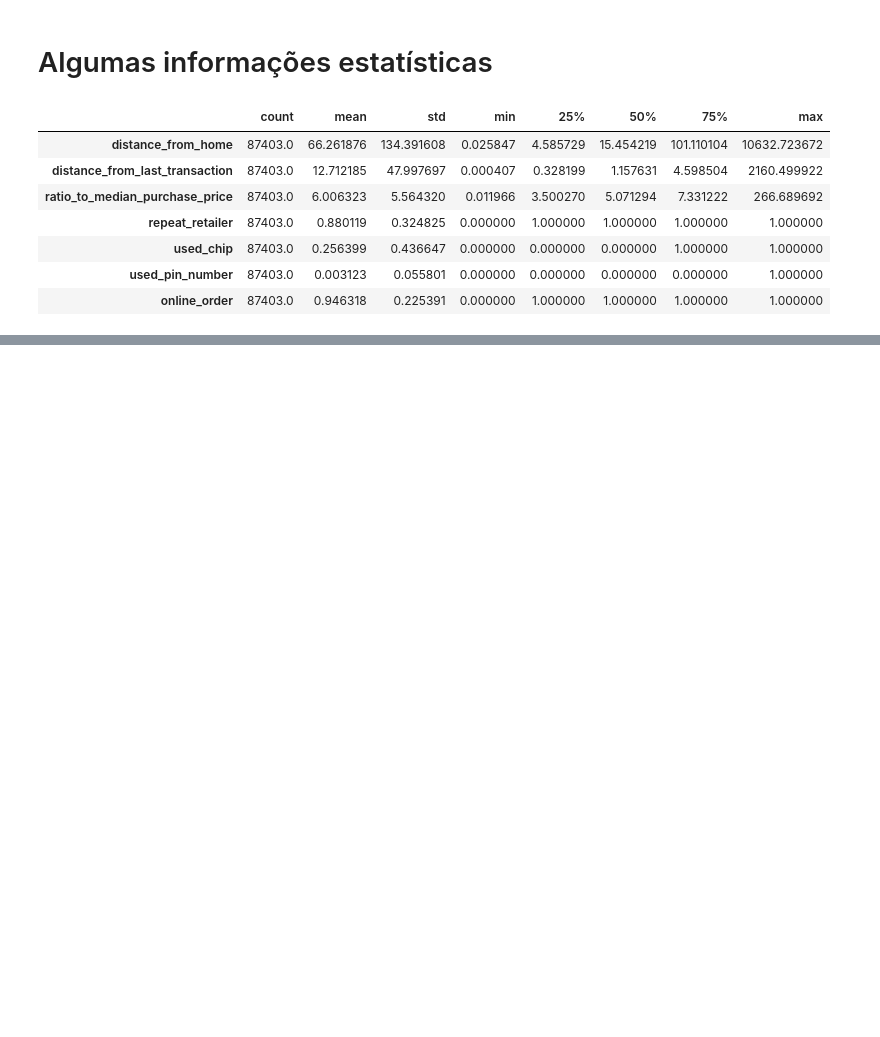
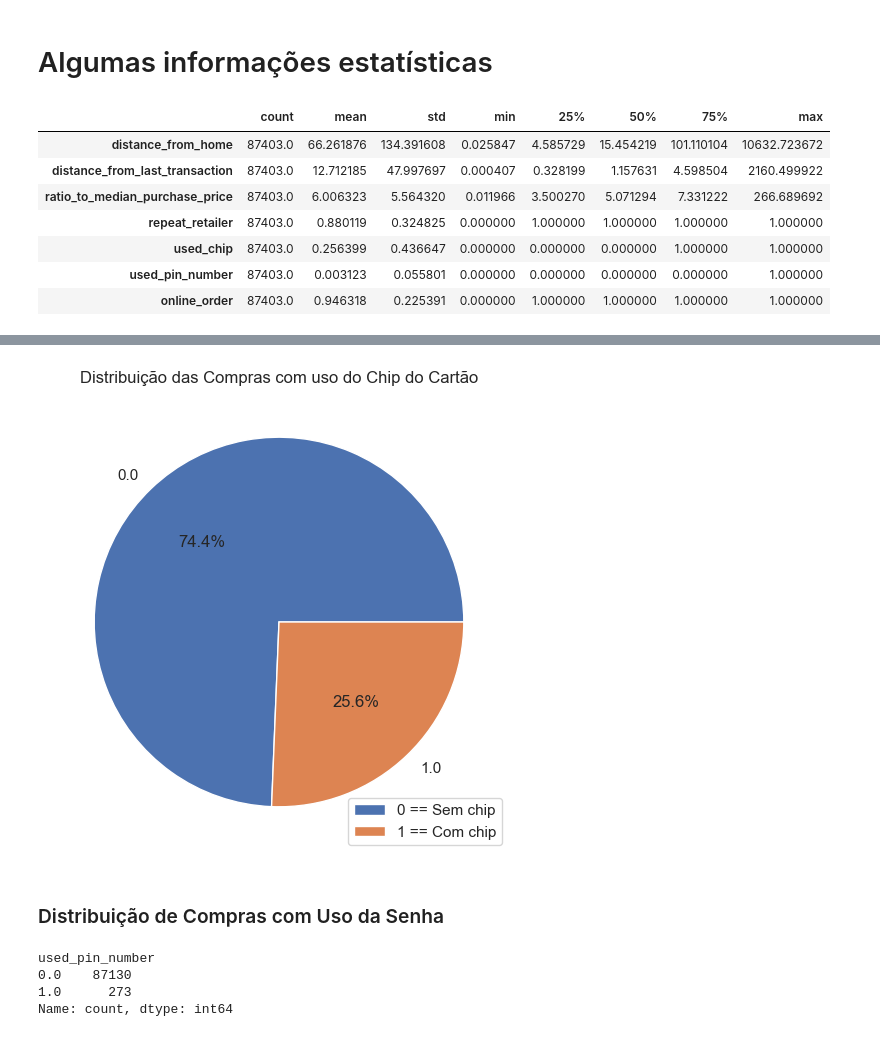
Before and after one commit to gui23dib/AI-Model-Test, a Jupyter notebook: CreditCardFraudDetection_FraudFrameAnalysis.ipynb, the cells around one changed output, grey strips where cells are left out. Saved outputs shown, nothing was run; the diff lists cells and outputs as text; code cells hidden in the pictures; blank space fills up the shorter version.

```diff
--- a/CreditCardFraudDetection_FraudFrameAnalysis.ipynb
+++ b/CreditCardFraudDetection_FraudFrameAnalysis.ipynb
@@ -170,0 +210,27 @@ plt.show()
+# %%
+# Configurando o estilo do Seaborn
+sns.set(style="whitegrid")
+
+# Plotagem do gráfico de torta apenas para 'used_chip'
+plt.figure(figsize=(6, 6))
+plt.pie(used_chip_count.values, labels=used_chip_count.index, autopct='%1.1f%%')
+plt.title('Distribuição das Compras com Uso do Chip do Cartão')
+
+# Adicionando legendas
+legend_labels = ['0 == Sem chip', '1 == Com chip']
+plt.legend(legend_labels, loc='lower right')
+
+plt.show()
+# %% [output]
+[figure, added]
+# %% [markdown]
+### Distribuição de Compras com Uso da Senha
+# %%
+# Contagem de valores únicos na coluna 'used_pin_number'
+used_pin_number_count = dataWithoutFrauds['used_pin_number'].value_counts()
+used_pin_number_count
+# %% [output]
+used_pin_number
+0.0    87130
+1.0      273
+Name: count, dtype: int64
```
Also changed, not shown: parts of 50 cells of this notebook, 2 other files.
